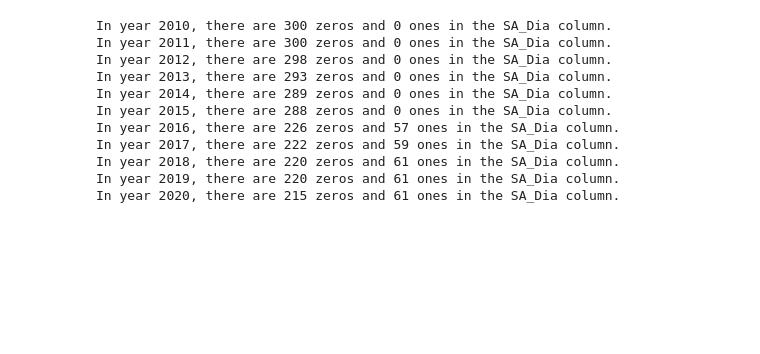
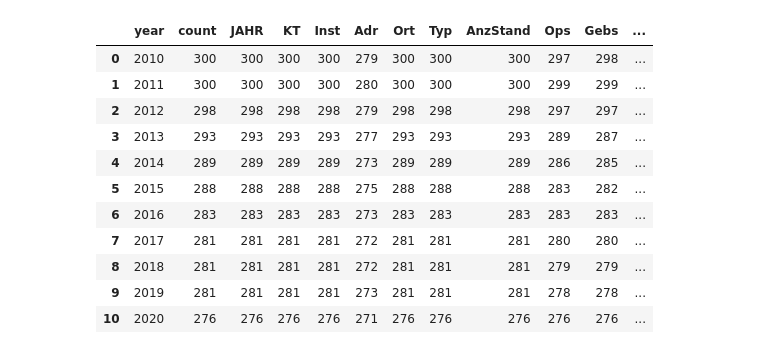
Before and after one commit to chcharle/Foundations-of-Data-Science, a Jupyter notebook: Code/code_4_all_df.ipynb, the cells around one changed output. Cells and saved outputs as stored; diff of their text form; code cells hidden in the pictures; blank space fills up the shorter version.

```diff
--- a/Code/code_4_all_df.ipynb
+++ b/Code/code_4_all_df.ipynb
@@ -109,11 +109,14 @@ WB_dummies= WB_dummies.groupby(level=0).sum()
 WB_dummies=WB_dummies.drop("none", axis=1)
 WB_dummies.columns= 'WB_' + WB_dummies.columns
 
-DF = pd.concat([df2, Akt_dummies, SL_dummies, SA_dummies, WB_dummies], axis=1)
+add_dummies=pd.get_dummies(df, columns=['Typ', 'KT', 'RForm'])
+
+DF = pd.concat([df2, Akt_dummies, SL_dummies, SA_dummies, WB_dummies, add_dummies], axis=1)
 DF=DF.drop(['SA','SL','Akt','Unnamed: 0','WB'], axis=1)
+DF = DF.loc[:, ~DF.columns.duplicated()]
 print(DF.columns)
-DF[['Typ', 'KT', 'Ort', 'RForm']]=df[['Typ', 'KT', 'Ort', 'RForm']].astype('category')
-DF['JAHR']=DF['JAHR'].astype(CategoricalDtype(categories=[2014, 2015, 2016, 2017, 2018, 2019, 2020],ordered=True))
+#DF[['Typ', 'KT', 'Ort', 'RForm']]=df[['Typ', 'KT', 'Ort', 'RForm']].astype('category')
+#DF['JAHR']=DF['JAHR'].astype(CategoricalDtype(categories=[2014, 2015, 2016, 2017, 2018, 2019, 2020],ordered=True))
 ######################################################################################################################################
 # Loop through each year in the 'JAHR' column
 missing_values_df2 = pd.DataFrame(columns=['year', 'count'] + list(df3.columns))
@@ -185,11 +188,12 @@ LA_dummies = pd.get_dummies(df3['LA'].explode())
 LA_dummies= LA_dummies.groupby(level=0).sum()
 LA_dummies.columns= 'LA_' + LA_dummies.columns
 
+add_dummies2=pd.get_dummies(df3, columns=['Typ', 'KT', 'RForm'])
 
-
-DF2 = pd.concat([df4, Akt_dummies, SL_dummies, SA_dummies, WB_dummies, LA_dummies], axis=1)
+DF2 = pd.concat([df4, Akt_dummies, SL_dummies, SA_dummies, WB_dummies, LA_dummies,add_dummies2], axis=1)
 DF2=DF2.drop(['SA','SL','Akt','Unnamed: 0','WB','LA'], axis=1)
 print(DF2.columns)
+DF2 = DF2.loc[:, ~DF2.columns.duplicated()]
 ####################################################################################################################
 missing_values_df3 = pd.DataFrame(columns=['year', 'count'] + list(df5.columns))
 # Loop through each year in the 'JAHR' column
@@ -254,10 +258,12 @@ WB_dummies=WB_dummies.drop("none", axis=1)
 WB_dummies.columns= 'WB_' + WB_dummies.columns
 #print(SA_dummies)
 
-DF3 = pd.concat([df6, Akt_dummies, SL_dummies, SA_dummies, WB_dummies], axis=1)
+add_dummies3=pd.get_dummies(df5, columns=['Typ', 'KT'])
+
+DF3 = pd.concat([df6, Akt_dummies, SL_dummies, SA_dummies, WB_dummies, add_dummies3], axis=1)
 DF3=DF3.drop(['SA','SL','Akt','Unnamed: 0','WB'], axis=1)
 print(DF3.columns)
-
+DF3 = DF3.loc[:, ~DF3.columns.duplicated()]
 ####################################################################################################################
 missing_values_df4 = pd.DataFrame(columns=['year', 'count'] + list(df7.columns))
 # Loop through each year in the 'JAHR' column
@@ -322,7 +328,10 @@ WB_dummies=WB_dummies.drop("none", axis=1)
 WB_dummies.columns= 'WB_' + WB_dummies.columns
 #print(SA_dummies)
 
-DF4 = pd.concat([df8, Akt_dummies, SL_dummies, SA_dummies, WB_dummies], axis=1)
+add_dummies4=pd.get_dummies(df7, columns=['Typ', 'KT'])
+
+DF4 = pd.concat([df8, Akt_dummies, SL_dummies, SA_dummies, WB_dummies,add_dummies4], axis=1)
 DF4=DF4.drop(['SA','SL','Akt','Unnamed: 0','WB'], axis=1)
 print(DF4.columns)
+DF4 = DF4.loc[:, ~DF4.columns.duplicated()]
 # %% [output]
@@ -366,26 +437,27 @@ Index(['JAHR', 'KT', 'Inst', 'Adr', 'Ort', 'Typ', 'AnzStand', 'Ops', 'Gebs',
 # %%
 get_missing_values_df(DF2)
 # display the resulting DataFrame
 get_missing_values_df(DF4)
 
-years = [2010 ,2011, 2012, 2013, 2014, 2015, 2016, 2017, 2018, 2019, 2020]
-for year in years:
-    df_year = DF4[DF4['JAHR'] == year]
-    count_0 = len(df_year[df_year['SA_Dia'] == 0])
-    count_1 = len(df_year[df_year['SA_Dia'] == 1])
-    print(f"In year {year}, there are {count_0} zeros and {count_1} ones in the SA_Dia column.")
+#years = [2010 ,2011, 2012, 2013, 2014, 2015, 2016, 2017, 2018, 2019, 2020]
+#for year in years:
+#    df_year = DF4[DF4['JAHR'] == year]
+#    count_0 = len(df_year[df_year['SA_Dia'] == 0])
+#    count_1 = len(df_year[df_year['SA_Dia'] == 1])
+#    print(f"In year {year}, there are {count_0} zeros and {count_1} ones in the SA_Dia column.")
 # %% [output]
-In year 2010, there are 300 zeros and 0 ones in the SA_Dia column.
-In year 2011, there are 300 zeros and 0 ones in the SA_Dia column.
-In year 2012, there are 298 zeros and 0 ones in the SA_Dia column.
-In year 2013, there are 293 zeros and 0 ones in the SA_Dia column.
-In year 2014, there are 289 zeros and 0 ones in the SA_Dia column.
-In year 2015, there are 288 zeros and 0 ones in the SA_Dia column.
-In year 2016, there are 226 zeros and 57 ones in the SA_Dia column.
-In year 2017, there are 222 zeros and 59 ones in the SA_Dia column.
-In year 2018, there are 220 zeros and 61 ones in the SA_Dia column.
-In year 2019, there are 220 zeros and 61 ones in the SA_Dia column.
-In year 2020, there are 215 zeros and 61 ones in the SA_Dia column.
+|  | year | count | JAHR | KT | Inst | Adr | Ort | Typ | AnzStand | Ops | Gebs | ... |
+| 0 | 2010 | 300 | 300 | 300 | 300 | 279 | 300 | 300 | 300 | 297 | 298 | ... |
+| 1 | 2011 | 300 | 300 | 300 | 300 | 280 | 300 | 300 | 300 | 299 | 299 | ... |
+| 2 | 2012 | 298 | 298 | 298 | 298 | 279 | 298 | 298 | 298 | 297 | 297 | ... |
+| 3 | 2013 | 293 | 293 | 293 | 293 | 277 | 293 | 293 | 293 | 289 | 287 | ... |
+| 4 | 2014 | 289 | 289 | 289 | 289 | 273 | 289 | 289 | 289 | 286 | 285 | ... |
+| 5 | 2015 | 288 | 288 | 288 | 288 | 275 | 288 | 288 | 288 | 283 | 282 | ... |
+| 6 | 2016 | 283 | 283 | 283 | 283 | 273 | 283 | 283 | 283 | 283 | 283 | ... |
+| 7 | 2017 | 281 | 281 | 281 | 281 | 272 | 281 | 281 | 281 | 280 | 280 | ... |
+| 8 | 2018 | 281 | 281 | 281 | 281 | 272 | 281 | 281 | 281 | 279 | 279 | ... |
+| 9 | 2019 | 281 | 281 | 281 | 281 | 273 | 281 | 281 | 281 | 278 | 278 | ... |
+| 10 | 2020 | 276 | 276 | 276 | 276 | 271 | 276 | 276 | 276 | 276 | 276 | ... |
 # %%
 ############## R E L E V A N T   C O D E
 
```
Also changed, not shown: parts of 10 cells of this notebook, 1 other file.
